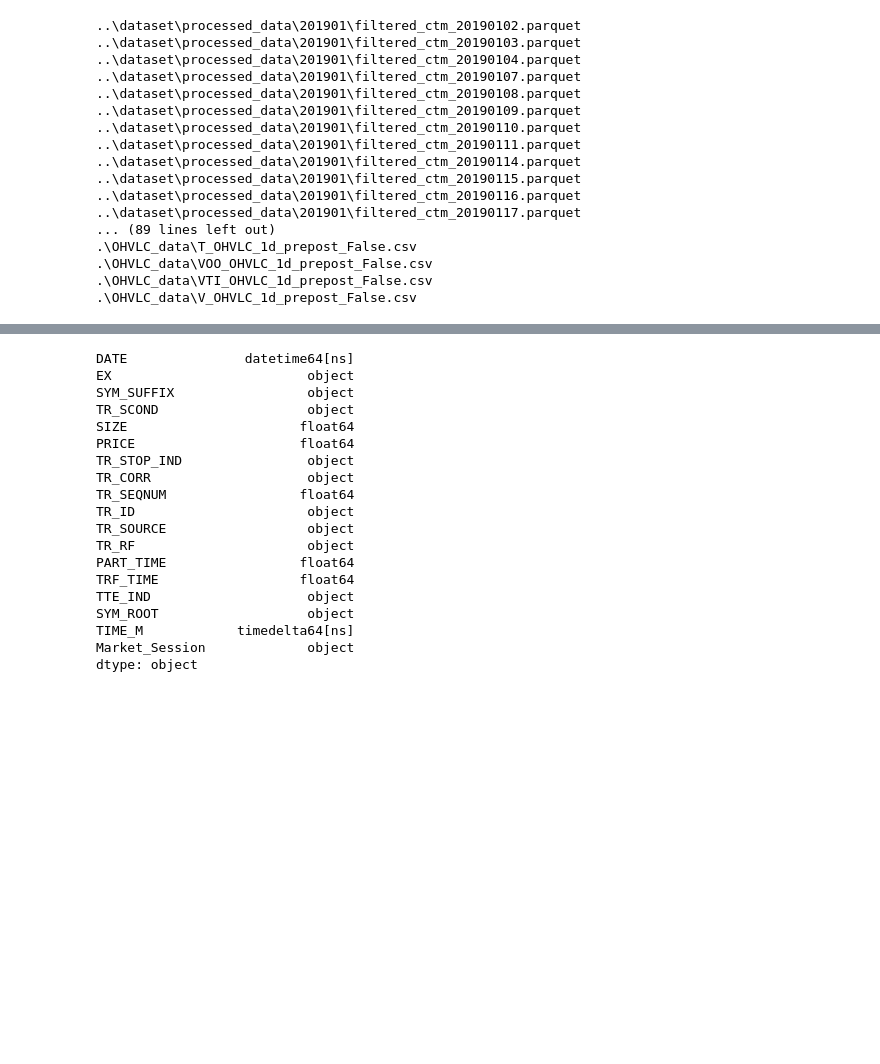
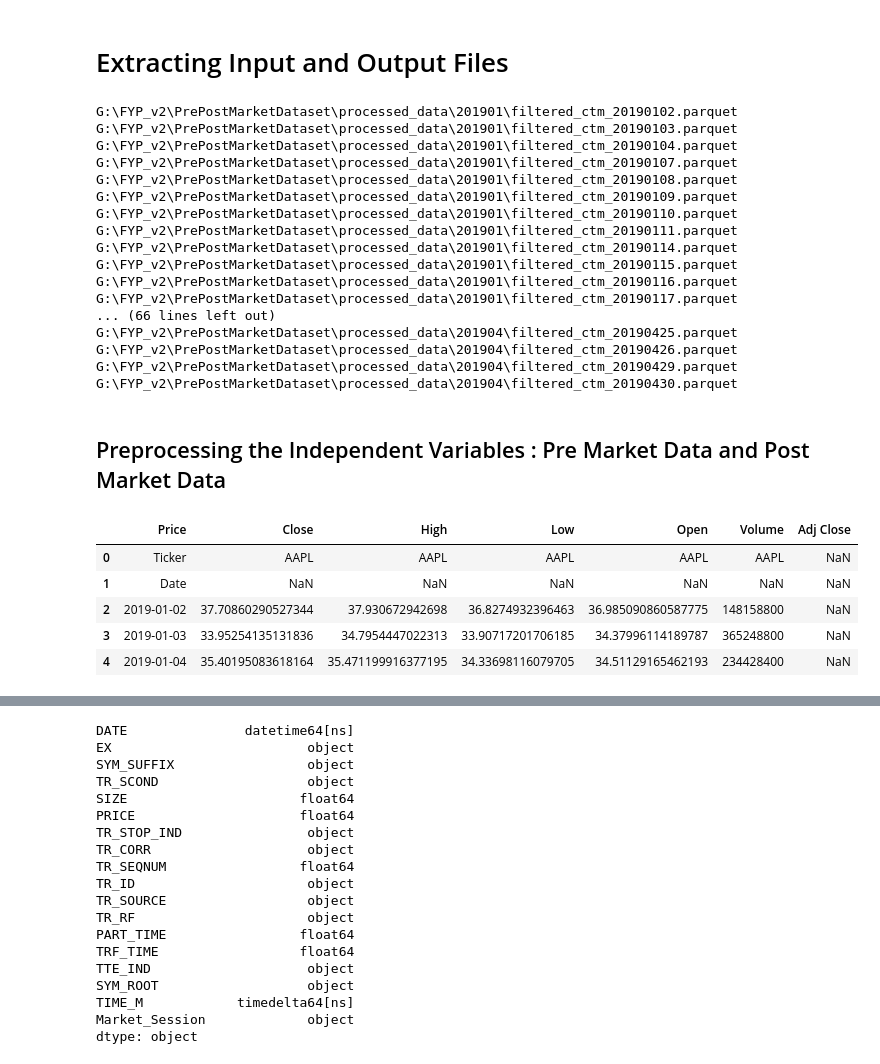
Before and after one commit to UsithaDJay/Intellitrade, a Jupyter notebook: Pre_Post_Market_Data.ipynb, the cells around one changed output, grey strips where cells are left out. Drawn from its saved outputs; the diff is of its cells as text; code cells hidden in the pictures; blank space fills up the shorter version.

```diff
--- a/Pre_Post_Market_Data.ipynb
+++ b/Pre_Post_Market_Data.ipynb
@@ -2,12 +2,14 @@
 import pandas as pd
 import os
 import glob
+# %% [markdown]
+# Extracting Input and Output Files
 # %%
-data_file_path = r'..\dataset\processed_data\*\*.parquet'
+data_file_path = r'G:\FYP_v2\PrePostMarketDataset\processed_data\*\*.parquet'
 ohlcv_folder = r".\OHVLC_data\*.csv"
 
 input_files = glob.glob(data_file_path)
-output_files = glob.glob(ohlcv_folder)
+output_files = glob.glob(os.path.join(ohlcv_folder, "*.csv"))
 
 # Validate files
 for file in input_files:
@@ -15,27 +17,21 @@ for file in input_files:
 
 for file in output_files:
     print(file)
-
-df_input_list = [pd.read_parquet(file) for file in input_files]
-df_output_list = [pd.read_csv(file) for file in output_files]
-
-df_input = pd.concat(df_input_list, ignore_index=True)
-df_output = pd.concat(df_output_list, ignore_index=True)
 # %% [output]
-..\dataset\processed_data\201901\filtered_ctm_20190102.parquet
-..\dataset\processed_data\201901\filtered_ctm_20190103.parquet
-..\dataset\processed_data\201901\filtered_ctm_20190104.parquet
-..\dataset\processed_data\201901\filtered_ctm_20190107.parquet
-..\dataset\processed_data\201901\filtered_ctm_20190108.parquet
-..\dataset\processed_data\201901\filtered_ctm_20190109.parquet
-..\dataset\processed_data\201901\filtered_ctm_20190110.parquet
-..\dataset\processed_data\201901\filtered_ctm_20190111.parquet
-..\dataset\processed_data\201901\filtered_ctm_20190114.parquet
-..\dataset\processed_data\201901\filtered_ctm_20190115.parquet
-..\dataset\processed_data\201901\filtered_ctm_20190116.parquet
-..\dataset\processed_data\201901\filtered_ctm_20190117.parquet
-... (89 lines left out)
-.\OHVLC_data\T_OHVLC_1d_prepost_False.csv
-.\OHVLC_data\VOO_OHVLC_1d_prepost_False.csv
-.\OHVLC_data\VTI_OHVLC_1d_prepost_False.csv
-.\OHVLC_data\V_OHVLC_1d_prepost_False.csv
+G:\FYP_v2\PrePostMarketDataset\processed_data\201901\filtered_ctm_20190102.parquet
+G:\FYP_v2\PrePostMarketDataset\processed_data\201901\filtered_ctm_20190103.parquet
+G:\FYP_v2\PrePostMarketDataset\processed_data\201901\filtered_ctm_20190104.parquet
+G:\FYP_v2\PrePostMarketDataset\processed_data\201901\filtered_ctm_20190107.parquet
+G:\FYP_v2\PrePostMarketDataset\processed_data\201901\filtered_ctm_20190108.parquet
+G:\FYP_v2\PrePostMarketDataset\processed_data\201901\filtered_ctm_20190109.parquet
+G:\FYP_v2\PrePostMarketDataset\processed_data\201901\filtered_ctm_20190110.parquet
+G:\FYP_v2\PrePostMarketDataset\processed_data\201901\filtered_ctm_20190111.parquet
+G:\FYP_v2\PrePostMarketDataset\processed_data\201901\filtered_ctm_20190114.parquet
+G:\FYP_v2\PrePostMarketDataset\processed_data\201901\filtered_ctm_20190115.parquet
+G:\FYP_v2\PrePostMarketDataset\processed_data\201901\filtered_ctm_20190116.parquet
+G:\FYP_v2\PrePostMarketDataset\processed_data\201901\filtered_ctm_20190117.parquet
+... (66 lines left out)
+G:\FYP_v2\PrePostMarketDataset\processed_data\201904\filtered_ctm_20190425.parquet
+G:\FYP_v2\PrePostMarketDataset\processed_data\201904\filtered_ctm_20190426.parquet
+G:\FYP_v2\PrePostMarketDataset\processed_data\201904\filtered_ctm_20190429.parquet
+G:\FYP_v2\PrePostMarketDataset\processed_data\201904\filtered_ctm_20190430.parquet
@@ -42,3 +44,14 @@ df_output = pd.concat(df_output_list, ignore_index=True)
+# %% [markdown]
+## Preprocessing the Independent Variables : Pre Market Data and Post Market Data
+# %%
+df_output.head()
+# %% [output]
+|  | Price | Close | High | Low | Open | Volume | Adj Close |
+| 0 | Ticker | AAPL | AAPL | AAPL | AAPL | AAPL | NaN |
+| 1 | Date | NaN | NaN | NaN | NaN | NaN | NaN |
+| 2 | 2019-01-02 | 37.70860290527344 | 37.930672942698 | 36.8274932396463 | 36.985090860587775 | 148158800 | NaN |
+| 3 | 2019-01-03 | 33.95254135131836 | 34.7954447022313 | 33.90717201706185 | 34.37996114189787 | 365248800 | NaN |
+| 4 | 2019-01-04 | 35.40195083618164 | 35.471199916377195 | 34.33698116079705 | 34.51129165462193 | 234428400 | NaN |
 # %%
 df_input.tail()
 # %% [output]
```
Also changed, not shown: parts of 6 cells of this notebook, 1 other file.
